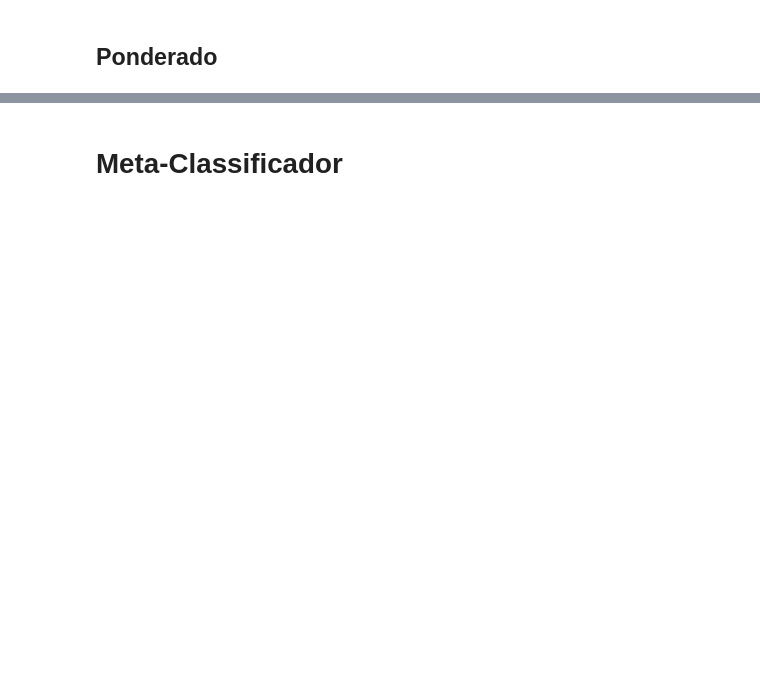
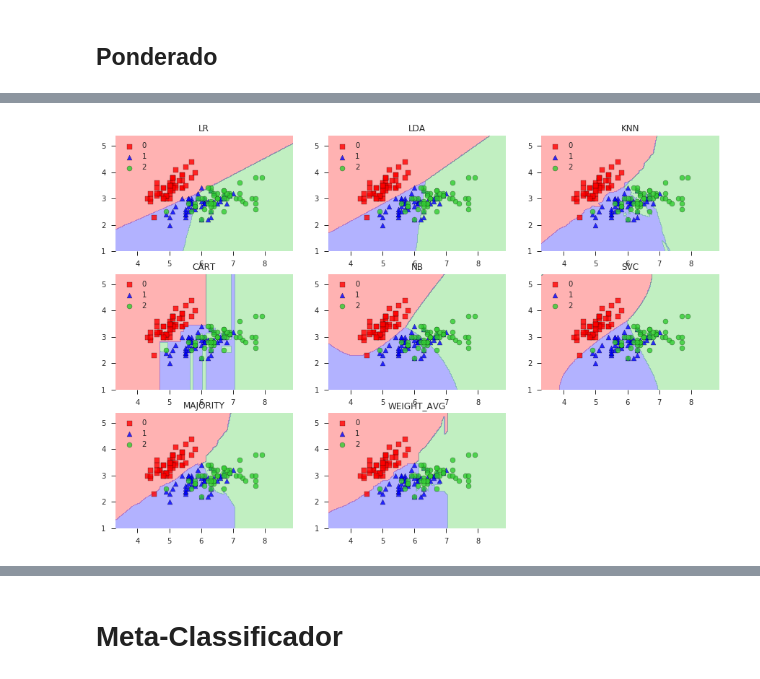
Before and after one commit to gilmar/udacity-live-coding-ensembles, a Jupyter notebook: udacity-live-coding-ensembles-stacking.ipynb, the cells around one changed output, grey strips where cells are left out. Cells and saved outputs as stored; diff of their text form; code cells hidden in the pictures; blank space fills up the shorter version.

```diff
--- a/udacity-live-coding-ensembles-stacking.ipynb
+++ b/udacity-live-coding-ensembles-stacking.ipynb
@@ -139,8 +230,9 @@ Accuracy: 0.767 (+/- 0.068) [MAJORITY_VOTING_STACKING]
 # %% [markdown]
 ## Ponderado
 # %%
-voting_models['WEIGHT_AVG_STACKING'] = VotingClassifier(estimators=voting_estimators, voting='soft')
-#weights=[0.7,0.7,1.0]
+voting_models['WEIGHT_AVG'] = VotingClassifier(estimators=voting_estimators,
+                                                        #weights=[0.7,0.7,1.0],
+                                                        voting='soft')
 # %%
 train_and_report(voting_models, X, y)
 # %% [output]
@@ -155,0 +267,4 @@ models_correlation(models)
+# %%
+plot_decision_boundaries(voting_models, X, y)
+# %% [output]
+[figure, added]
```
Also changed, not shown: parts of 21 cells of this notebook.
